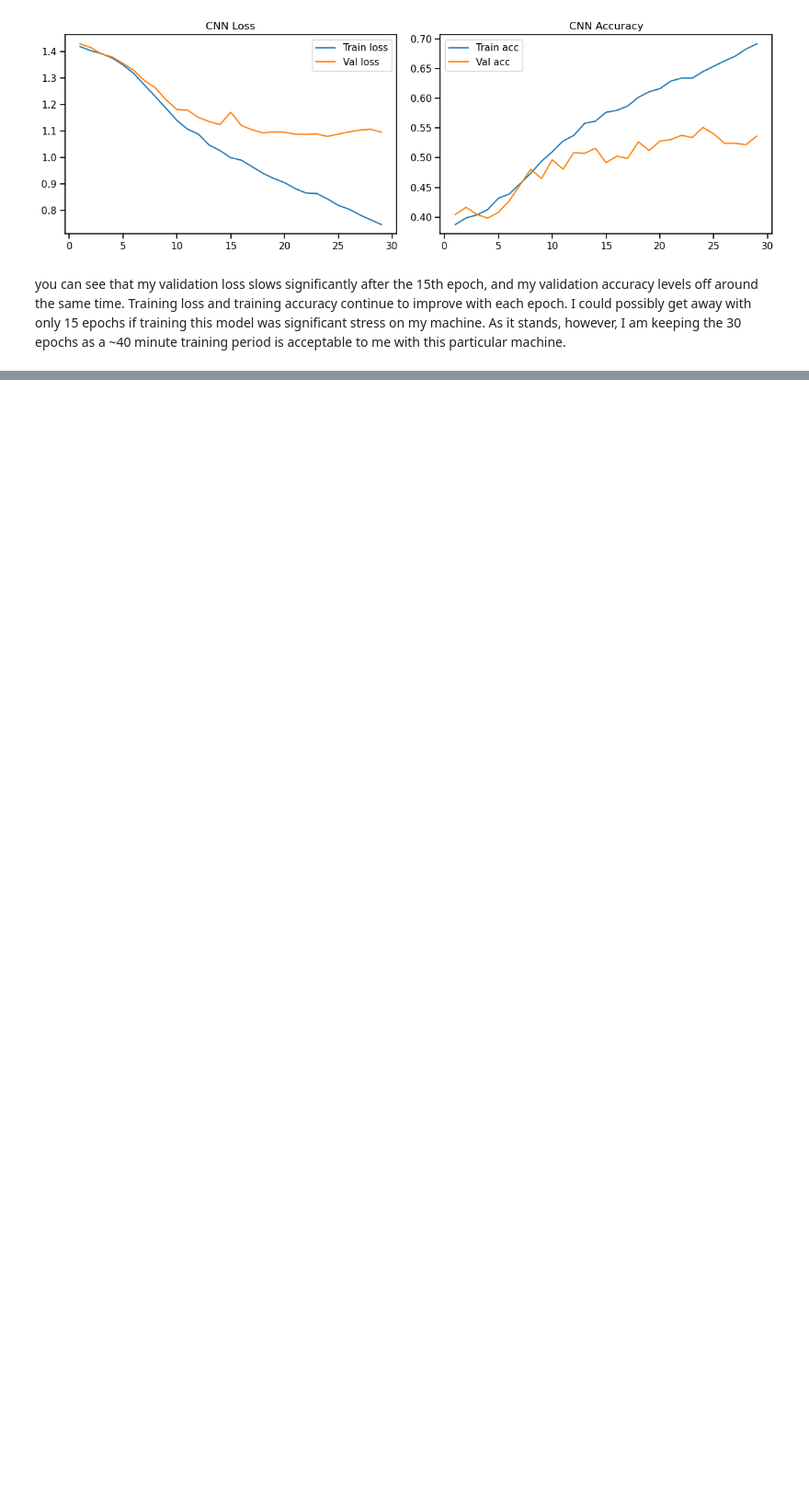
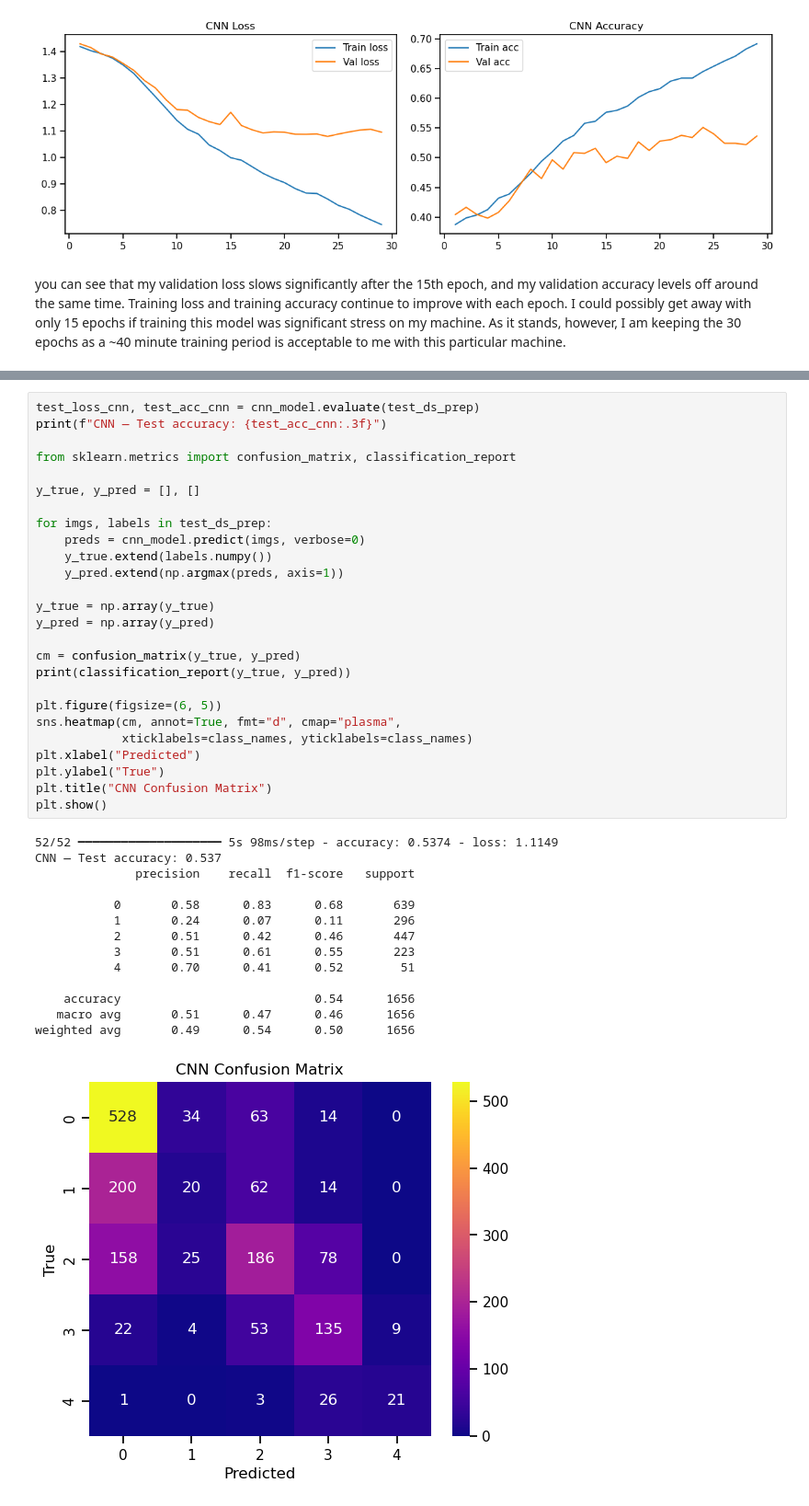
Before and after one commit to Kate-Zilla/deep-learning-arthritis-detection, a Jupyter notebook: arth_det.ipynb, the cells around one changed output, grey strips where cells are left out. Shown at 92% size. Saved outputs shown, nothing was run; the diff lists cells and outputs as text; blank space fills up the shorter version.

```diff
--- a/arth_det.ipynb
+++ b/arth_det.ipynb
@@ -408,0 +411,41 @@ you can see that my validation loss slows significantly after the 15th epoch, an
+# %%
+test_loss_cnn, test_acc_cnn = cnn_model.evaluate(test_ds_prep)
+print(f"CNN — Test accuracy: {test_acc_cnn:.3f}")
+
+from sklearn.metrics import confusion_matrix, classification_report
+
+y_true, y_pred = [], []
+
+for imgs, labels in test_ds_prep:
+    preds = cnn_model.predict(imgs, verbose=0)
+    y_true.extend(labels.numpy())
+    y_pred.extend(np.argmax(preds, axis=1))
+
+y_true = np.array(y_true)
+y_pred = np.array(y_pred)
+
+cm = confusion_matrix(y_true, y_pred)
+print(classification_report(y_true, y_pred))
+
+plt.figure(figsize=(6, 5))
+sns.heatmap(cm, annot=True, fmt="d", cmap="plasma",
+            xticklabels=class_names, yticklabels=class_names)
+plt.xlabel("Predicted")
+plt.ylabel("True")
+plt.title("CNN Confusion Matrix")
+plt.show()
+# %% [output]
+52/52 ━━━━━━━━━━━━━━━━━━━━ 5s 98ms/step - accuracy: 0.5374 - loss: 1.1149
+CNN — Test accuracy: 0.537
+              precision    recall  f1-score   support
+
+           0       0.58      0.83      0.68       639
+           1       0.24      0.07      0.11       296
+           2       0.51      0.42      0.46       447
+           3       0.51      0.61      0.55       223
+           4       0.70      0.41      0.52        51
+
+    accuracy                           0.54      1656
+   macro avg       0.51      0.47      0.46      1656
+weighted avg       0.49      0.54      0.50      1656
+[figure, added]
```
Also changed, not shown: parts of 13 cells of this notebook.
